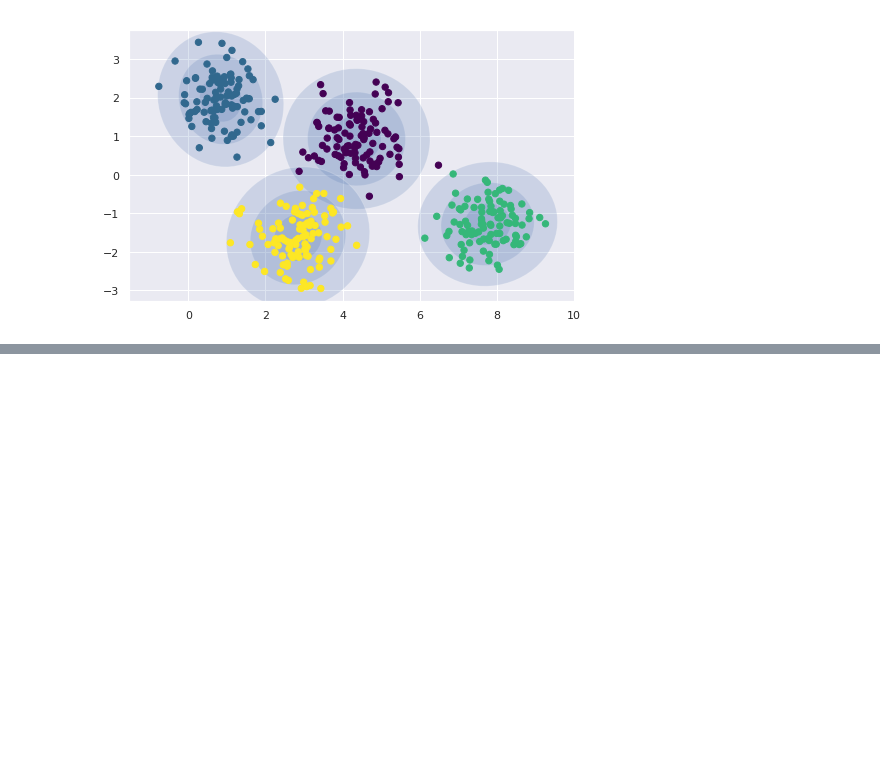
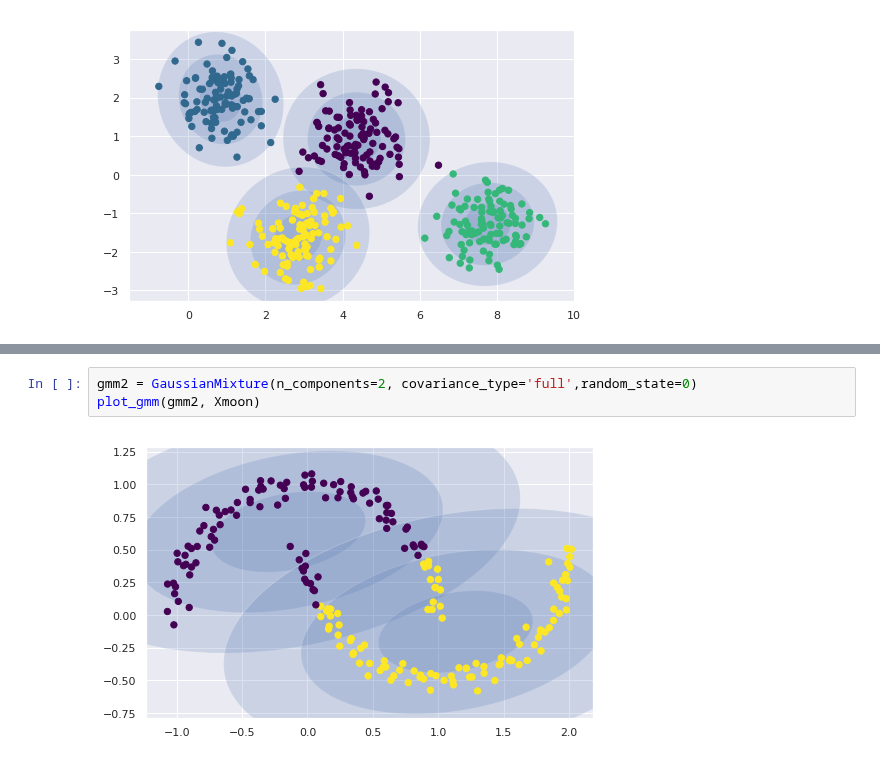
Before and after one commit to thimi0412/PythonDataScinence, a Jupyter notebook: scikit-lean-pra/gaussian_mixture_model.ipynb, the cells around one changed output, grey strips where cells are left out. Saved outputs shown, nothing was run; the diff lists cells and outputs as text; blank space fills up the shorter version.

```diff
--- a/scikit-lean-pra/gaussian_mixture_model.ipynb
+++ b/scikit-lean-pra/gaussian_mixture_model.ipynb
@@ -114,0 +131,5 @@ plot_gmm(gmm, X)
+# %%
+gmm2 = GaussianMixture(n_components=2, covariance_type='full',random_state=0)
+plot_gmm(gmm2, Xmoon)
+# %% [output]
+[figure, added]
```
Also changed, not shown: parts of 10 cells of this notebook.
